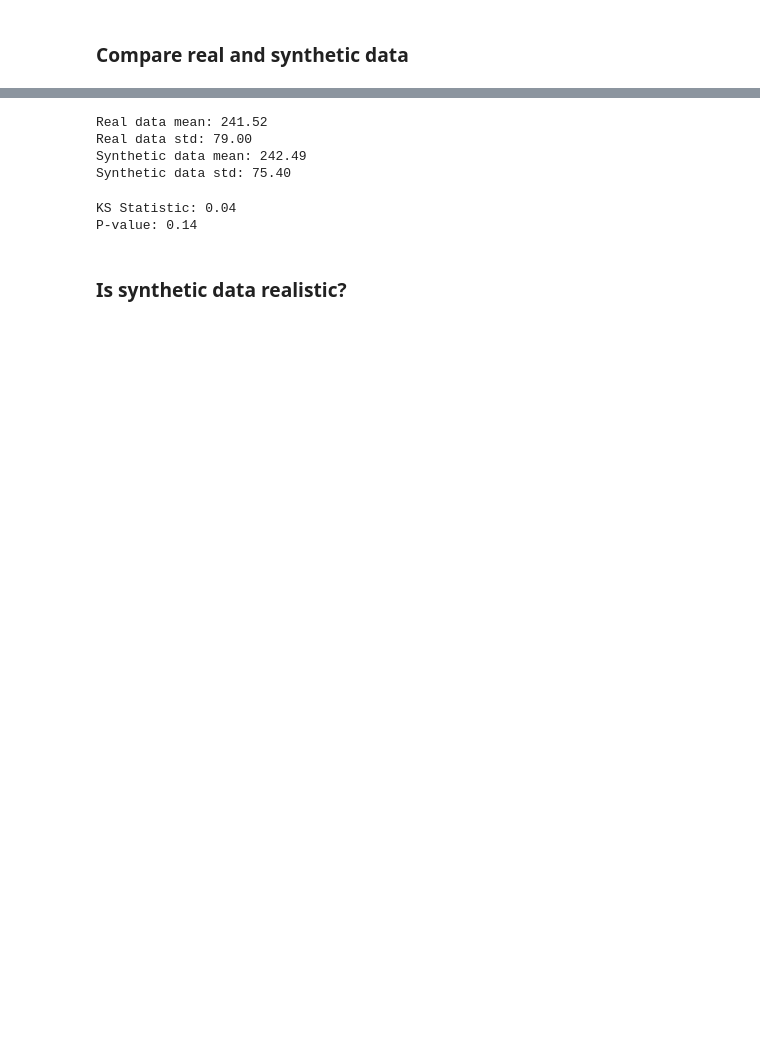
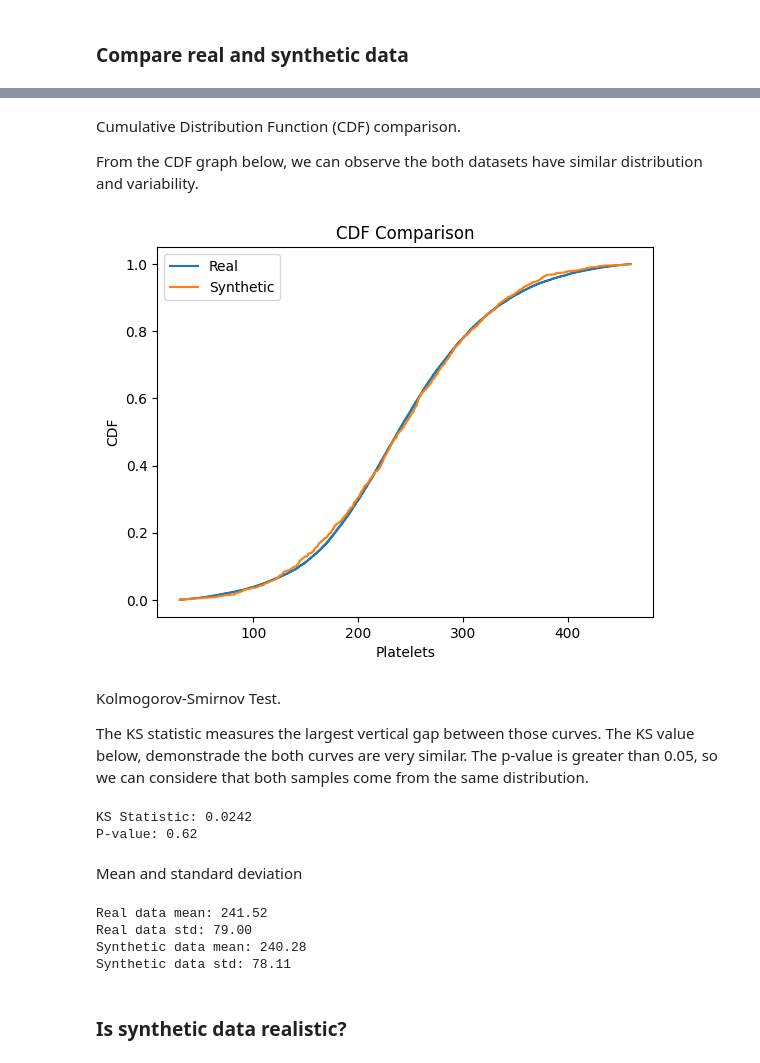
Before and after one commit to GustavoFA/IA376, a Jupyter notebook: A1/236249_a1.ipynb, the cells around one changed output, grey strips where cells are left out. Drawn from its saved outputs; the diff is of its cells as text; code cells hidden in the pictures; blank space fills up the shorter version.

```diff
--- a/A1/236249_a1.ipynb
+++ b/A1/236249_a1.ipynb
@@ -197,19 +240,45 @@ plt.show()
+# %% [markdown]
+Cumulative Distribution Function (CDF) comparison.
+
+From the CDF graph below, we can observe the both datasets have similar distribution and variability.
+# %%
+real = np.sort(samples_db[exam_choice.lower()])
+synthetic = np.sort(synthetic_dataset[exam_choice.lower()])
+
+real_cdf = np.arange(len(real)) / len(real)
+syn_cdf = np.arange(len(synthetic)) / len(synthetic)
+
+plt.plot(real, real_cdf, label="Real")
+plt.plot(synthetic, syn_cdf, label="Synthetic")
+plt.title("CDF Comparison")
+plt.xlabel("Platelets")
+plt.ylabel("CDF")
+plt.legend()
+plt.show()
+# %% [output]
+[figure, added]
+# %% [markdown]
+Kolmogorov-Smirnov Test.
+
+The KS statistic measures the largest vertical gap between those curves. The KS value below, demonstrade the both curves are very similar. The p-value is greater than 0.05, so we can considere that both samples come from the same distribution.
+# %%
+ks_stat, p_value = ks_2samp(samples_db[exam_choice.lower()], synthetic_dataset[exam_choice.lower()])
+print(f'KS Statistic: {ks_stat:.4f}')
+print(f'P-value: {p_value:.2f}')
+# %% [output]
+KS Statistic: 0.0242
+P-value: 0.62
+# %% [markdown]
+Mean and standard deviation
 # %%
 print(f'Real data mean: {samples_db[exam_choice.lower()].mean():.2f}')
 print(f'Real data std: {samples_db[exam_choice.lower()].std():.2f}')
-print(f'Synthetic data mean: {synthetic_database[exam_choice.lower()].mean():.2f}')
-print(f'Synthetic data std: {synthetic_database[exam_choice.lower()].std():.2f}')
+print(f'Synthetic data mean: {synthetic_dataset[exam_choice.lower()].mean():.2f}')
+print(f'Synthetic data std: {synthetic_dataset[exam_choice.lower()].std():.2f}')
 # %% [output]
 Real data mean: 241.52
 Real data std: 79.00
-Synthetic data mean: 242.49
-Synthetic data std: 75.40
+Synthetic data mean: 240.28
+Synthetic data std: 78.11
-# %%
-ks_stat, p_value = ks_2samp(samples_db[exam_choice.lower()], synthetic_database[exam_choice.lower()])
-print(f'KS Statistic: {ks_stat:.2f}')
-print(f'P-value: {p_value:.2f}')
-# %% [output]
-KS Statistic: 0.04
-P-value: 0.14
 # %% [markdown]
 ### Is synthetic data realistic?
```
Also changed, not shown: parts of 38 cells of this notebook.
